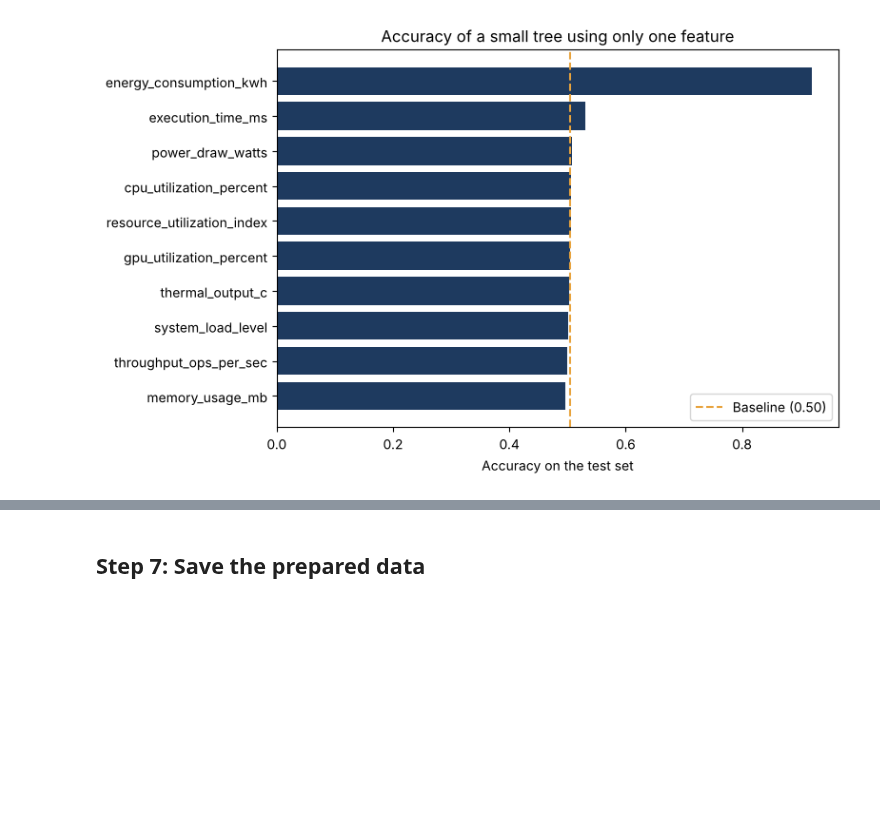
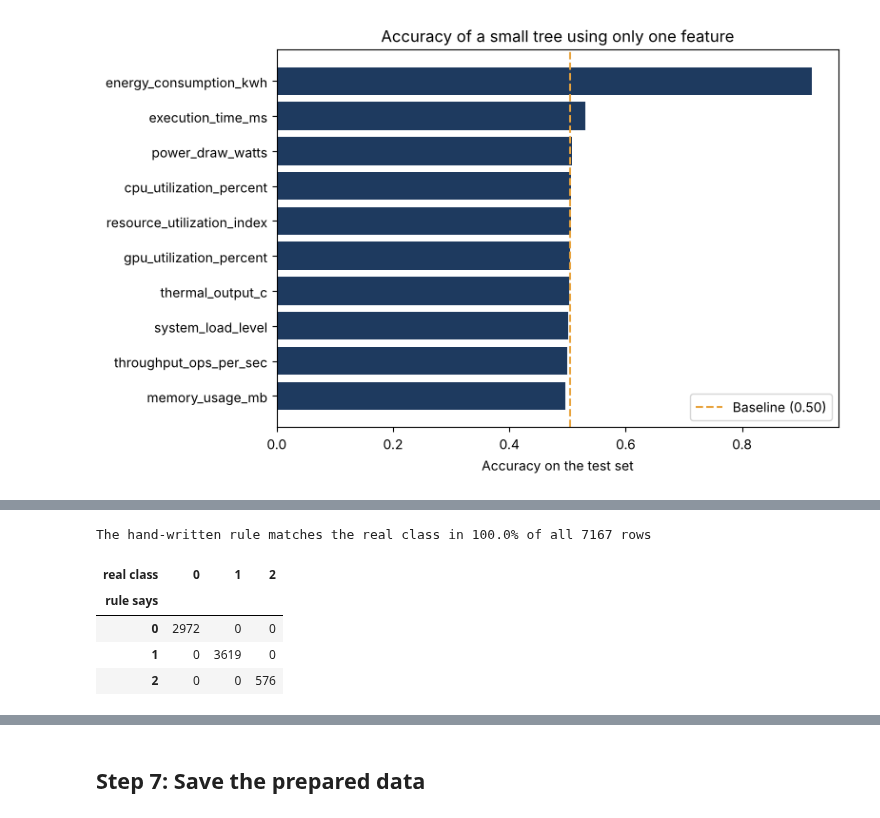
Before and after one commit to alaa23hassan1-boop/Energy-Efficient-AI-Performance, a Jupyter notebook: milestone-3-data-preparation/preparation_notebook.ipynb, the cells around one changed output, grey strips where cells are left out. Cells and saved outputs as stored; diff of their text form; code cells hidden in the pictures; blank space fills up the shorter version.

```diff
--- a/milestone-3-data-preparation/preparation_notebook.ipynb
+++ b/milestone-3-data-preparation/preparation_notebook.ipynb
@@ -309,0 +327,17 @@ To test the other option, set `DROP_SUSPECT_FEATURES = ["energy_consumption_kwh"
+# %%
+# Write the rule by hand and compare it with the real class for ALL rows
+energy = df["energy_consumption_kwh"]
+time_ms = df["execution_time_ms"]
+rule_prediction = np.where(energy > 6, 0,                                    # high energy -> Low
+                  np.where((time_ms <= 150) & (energy <= 3), 2, 1))          # fast and low energy -> High, else Moderate
+
+agreement = float((rule_prediction == y).mean())
+print(f"The hand-written rule matches the real class in {agreement:.1%} of all {len(df)} rows")
+pd.crosstab(pd.Series(rule_prediction, index=df.index, name="rule says"), y.rename("real class"))
+# %% [output]
+The hand-written rule matches the real class in 100.0% of all 7167 rows
+| real class | 0 | 1 | 2 |
+| rule says |  |  |  |
+| 0 | 2972 | 0 | 0 |
+| 1 | 0 | 3619 | 0 |
+| 2 | 0 | 0 | 576 |
```
Also changed, not shown: parts of 11 cells of this notebook, 3 other files.
